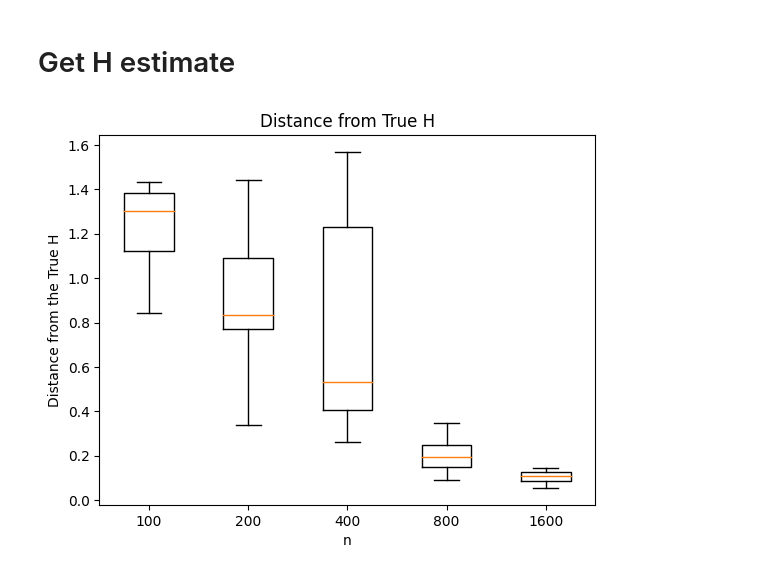
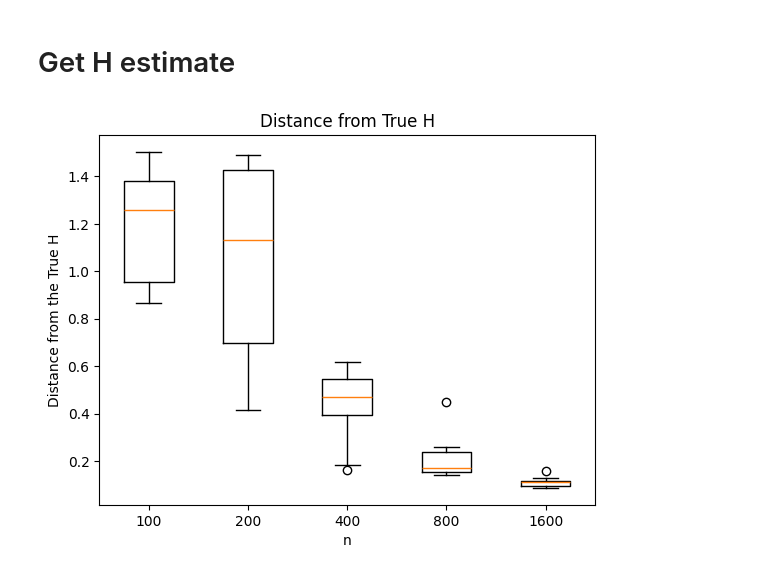
Before and after one commit to Xieyangxinyu/vie, a Jupyter notebook: src/max_fn.ipynb, the cells around one changed output. Saved outputs shown, nothing was run; the diff lists cells and outputs as text; code cells hidden in the pictures.

```diff
--- a/src/max_fn.ipynb
+++ b/src/max_fn.ipynb
@@ -86,0 +82,7 @@ np.linalg.matrix_rank(true_H)
+# %%
+from Simulations.functions import *
+
+fn = SimulatedData(dim_in, active, rotation="simple", fun="max")
+# %%
+true_H = fn.get_true_H(x_test)
+true_H/two_one_norm(true_H)
@@ -88,16 +96,16 @@ np.linalg.matrix_rank(true_H)
 # Save training history
 # %%
 lifetime = 5
+from Mondrian_RF.Mondrian_forest import MondrianForestTransformer
 
-stats = []
+# Mondrian Forest
+forests = {}
 for i in range(len(sample_range)):
     n_sim = sample_range[i]
-    dist = {'n': n_sim, 'history': []}
+    forests[n_sim] = []
     for trial in tqdm(range(tries)):
-        history, w_trees = train(
-            x_train[:n_sim, ], y_train[:n_sim, ], M, lifetime, delta
-        )
-        dist['history'].append([history, w_trees])
-    stats.append(dist)
+        forest = MondrianForestTransformer(n_estimators=M, lifetime=lifetime, step_size=0.5, random_state=n_sim * (trial + 1))
+        forest.fit(x_train[:n_sim], y_train[:n_sim])
+        forests[n_sim].append(forest)
 # %% [markdown]
 # Get H estimate
@@ -107,9 +112,18 @@ raw_H_estimates = get_H_estimates(stats, x_train, y_train, M, sample_range, trie
+# %%
+H_est = []
+for i in range(len(sample_range)):
+    n_sim = sample_range[i]
+    dist = {'n': n_sim, 'H': []}
+    for trial in range(tries):
+        H_0 = forests[n_sim][trial].H
+        dist['H'].append(H_0)
+    H_est.append(dist)
 # %%
 from util import *
 np.set_printoptions(precision=4)
-plot_H_estimates(raw_H_estimates, true_H, get_angle_distance, sample_range, active, dim_in)
+plot_H_estimates(H_est, true_H, get_angle_distance, sample_range, active)
 # %% [output]
-[figure, old version]
+[figure, new version]
 # %%
 lifetime_max = 5
 n_sim = 1600
```
Also changed, not shown: parts of 19 cells of this notebook, 18 other files.
